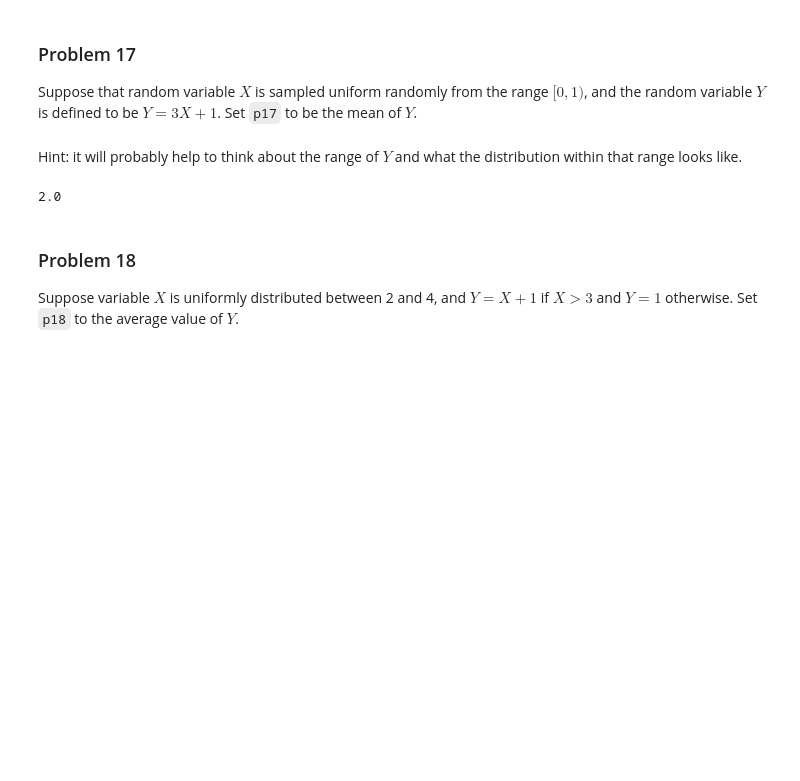
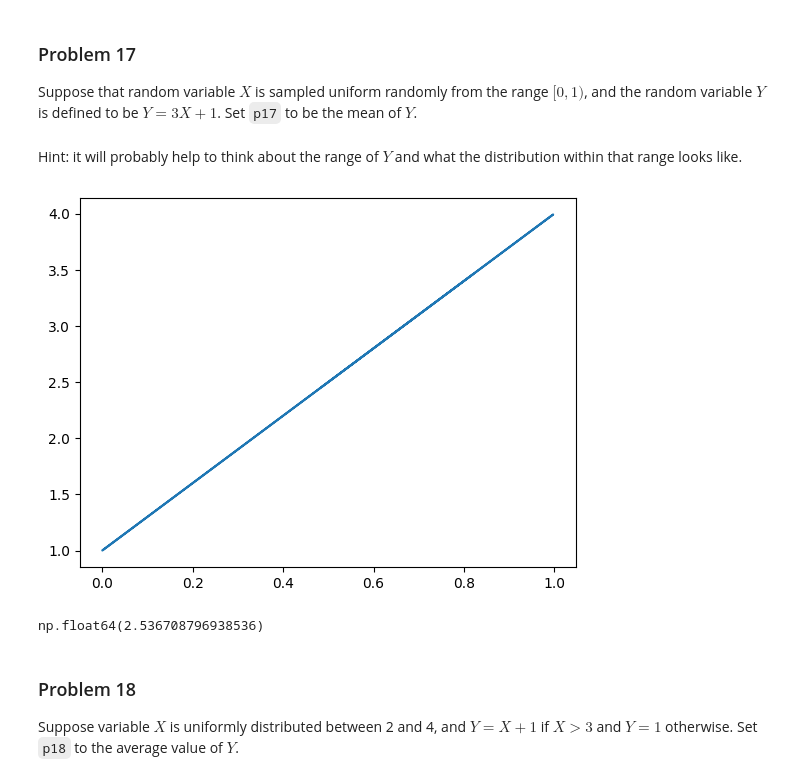
Before and after one commit to eghatzis0527/dx601-homework-05, a Jupyter notebook: homework.ipynb, the cells around one changed output. Cells and saved outputs as stored; diff of their text form; code cells hidden in the pictures; blank space fills up the shorter version.

```diff
--- a/homework.ipynb
+++ b/homework.ipynb
@@ -581,7 +577,22 @@ p17 = math.pow(1, 3) + 1
+# %%
+# YOUR CHANGES HERE
+X = [random.random() for _ in range(0, 1000)]
+Y = []
+
+for i in X:
+    Y.append(3 * i + 1)
+
+
+plt.plot(X, Y)
+
+
+p17 = np.mean(Y)
+# %% [output]
+[figure, added]
 # %%
 p17
 # %% [output]
-2.0
+np.float64(2.536708796938536)
 # %% [markdown]
 ### Problem 18
 
```
Also changed, not shown: parts of 5 cells of this notebook.
